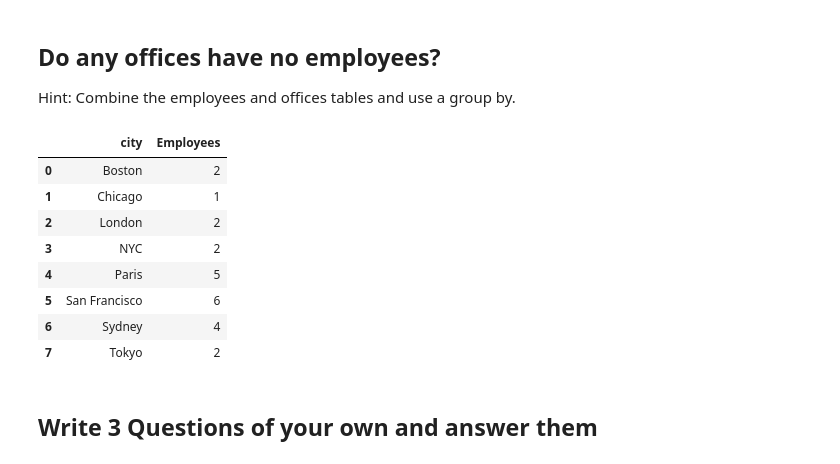
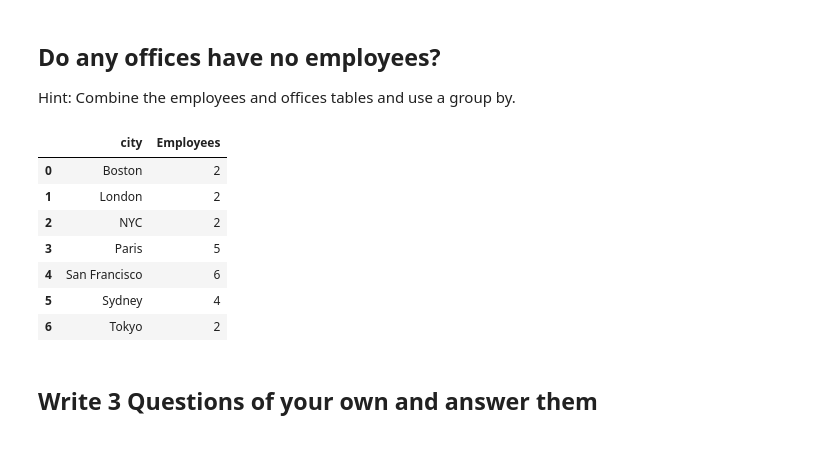
Before and after one commit to Yee-Brian14/dsc-join-statements-lab-nyc-ds-071519, a Jupyter notebook: index.ipynb, the cells around one changed output. Saved outputs shown, nothing was run; the diff lists cells and outputs as text; code cells hidden in the pictures.

```diff
--- a/index.ipynb
+++ b/index.ipynb
@@ -61,22 +61,21 @@ Hint: Combine the employees and offices tables and use a group by.
 # %%
 #Your code here
 # draw_table("""INSERT INTO offices VALUES(8, 'Chicago','1', '2', '3', '4', '5', '6', '7');""")
 draw_table("""SELECT city,count(city) AS Employees FROM offices o
               LEFT JOIN
                   employees e
                   USING(OfficeCode)
               GROUP BY city
-              WHERE e.employeeNumberis""")
+              HAVING e.employeeNumber IS NOT NULL""")
 # %% [output]
 |  | city | Employees |
 | 0 | Boston | 2 |
-| 1 | Chicago | 1 |
-| 2 | London | 2 |
-| 3 | NYC | 2 |
-| 4 | Paris | 5 |
-| 5 | San Francisco | 6 |
-| 6 | Sydney | 4 |
-| 7 | Tokyo | 2 |
+| 1 | London | 2 |
+| 2 | NYC | 2 |
+| 3 | Paris | 5 |
+| 4 | San Francisco | 6 |
+| 5 | Sydney | 4 |
+| 6 | Tokyo | 2 |
 # %% [markdown]
 ## Write 3 Questions of your own and answer them
 # %%
```
